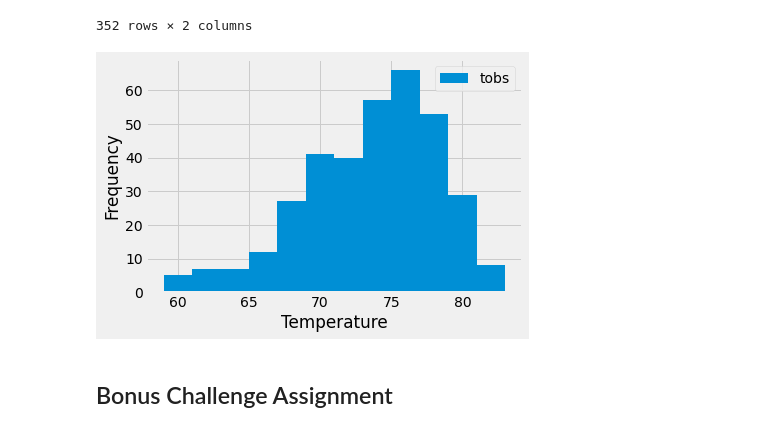
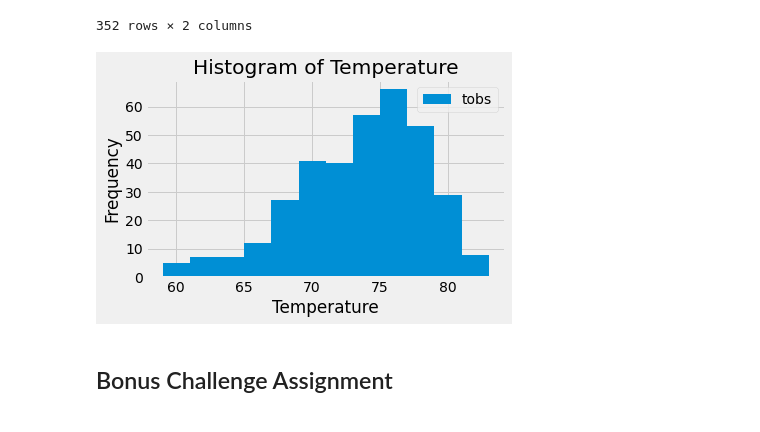
Before and after one commit to sabrinasaleh/sqlalchemy-challenge, a Jupyter notebook: climate_starter.ipynb, the cells around one changed output. Drawn from its saved outputs; the diff is of its cells as text; code cells hidden in the pictures.

```diff
--- a/climate_starter.ipynb
+++ b/climate_starter.ipynb
@@ -189,7 +192,7 @@ Average Temperature: 71.66 Fahrenheit
 # Choose the station with the highest number of temperature observations.
 # Query the last 12 months of temperature observation data for this station and plot the results as a histogram
 temp_obs_active = (
-    session.query(Measurement.date, Measurement.tobs)
+    session.query(func.strftime("%Y-%m-%d", Measurement.date), Measurement.tobs)
     .filter(Measurement.station == station_active_most)
     .filter(func.strftime("%Y-%m-%d", Measurement.date) >= year_ago_date)
     .all()
@@ -215,13 +218,14 @@ temp_obs_df
 # %%
 # plot the results as a histogram
 temp_obs_df.plot(kind="hist", bins=12)
-# plt.title("Histogram of Temperature")
+plt.title("Histogram of Temperature")
 plt.xlabel("Temperature")
 plt.ylabel("Frequency")
+plt.tight_layout()
 plt.savefig("Images/sabrina_temphist.png")
 plt.show()
 # %% [output]
-[figure, old version]
+[figure, new version]
 # %% [markdown]
 ## Bonus Challenge Assignment
 # %%
```
Also changed, not shown: parts of 14 cells of this notebook.
